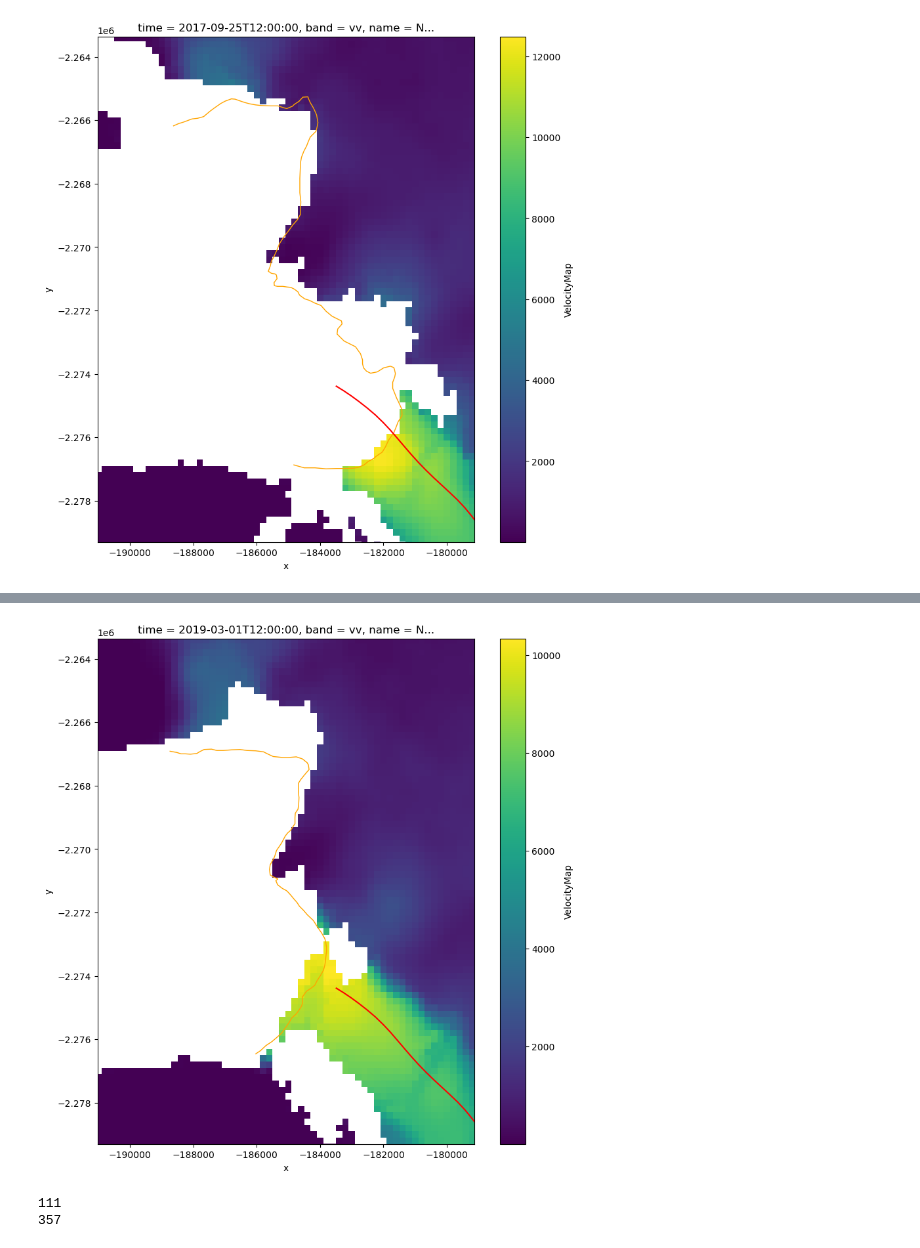
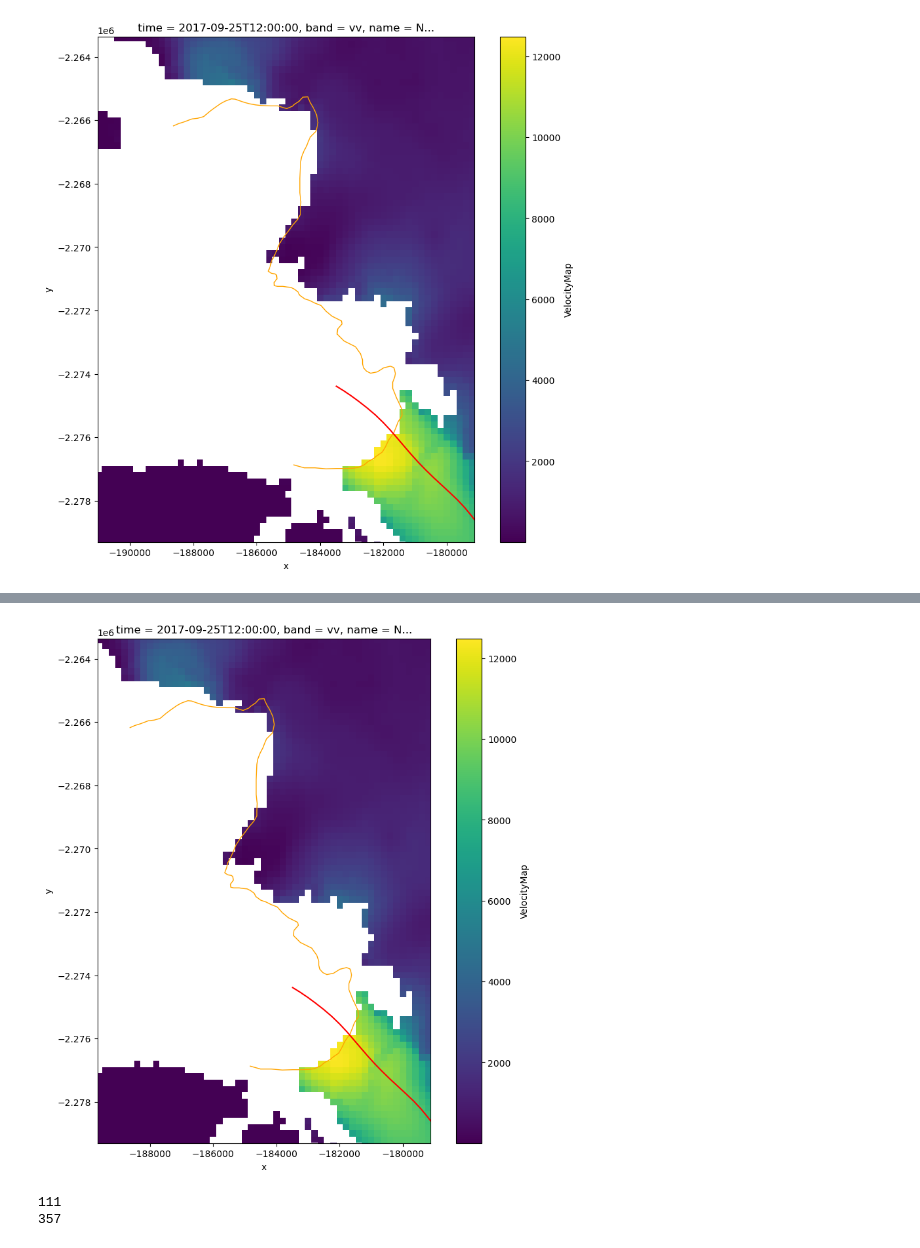
Before and after one commit to sofiasuhinin/Jakobshavn-Isbrae-CalvingStatistics, a Jupyter notebook: calvingseries.ipynb, the cells around one changed output, grey strips where cells are left out. Saved outputs shown, nothing was run; the diff lists cells and outputs as text; code cells hidden in the pictures.

```diff
--- a/calvingseries.ipynb
+++ b/calvingseries.ipynb
@@ -208,10 +208,10 @@ velocity: 2017-09-25 12:00:00
 terminus: 2017-09-25 00:00:00
 [figure]
 # %%
-#visualising velocity, terminus and centerline on one with a non valid intersection value
+#visualising velocity, terminus and centerline on one with a  valid intersection value
     #velocity: 2017-10-01 12:00:00
     #terminus: 2017-10-01 00:00:00
-sampletime = 200
+sampletime = 113
 
 vel_time = velocity["time"].isel(time=sampletime).values
 nearest_time = (terminus["Date"]- vel_time).abs().idxmin() #calc nearest terminus(Date) and vel time
@@ -268,4 +268,4 @@ terminus: 2019-03-01 00:00:00
-[figure, old version]
+[figure, new version]
 # %%
 #originally there were 111 Nan out of 357
 
```
Also changed, not shown: parts of 2 cells of this notebook.
